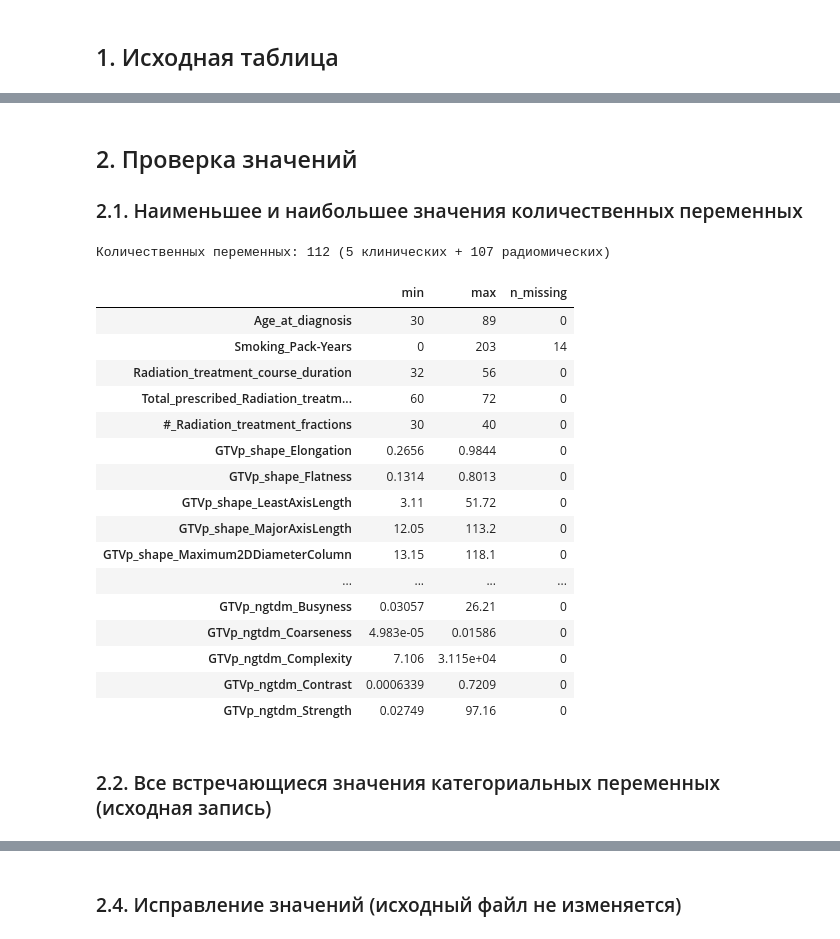
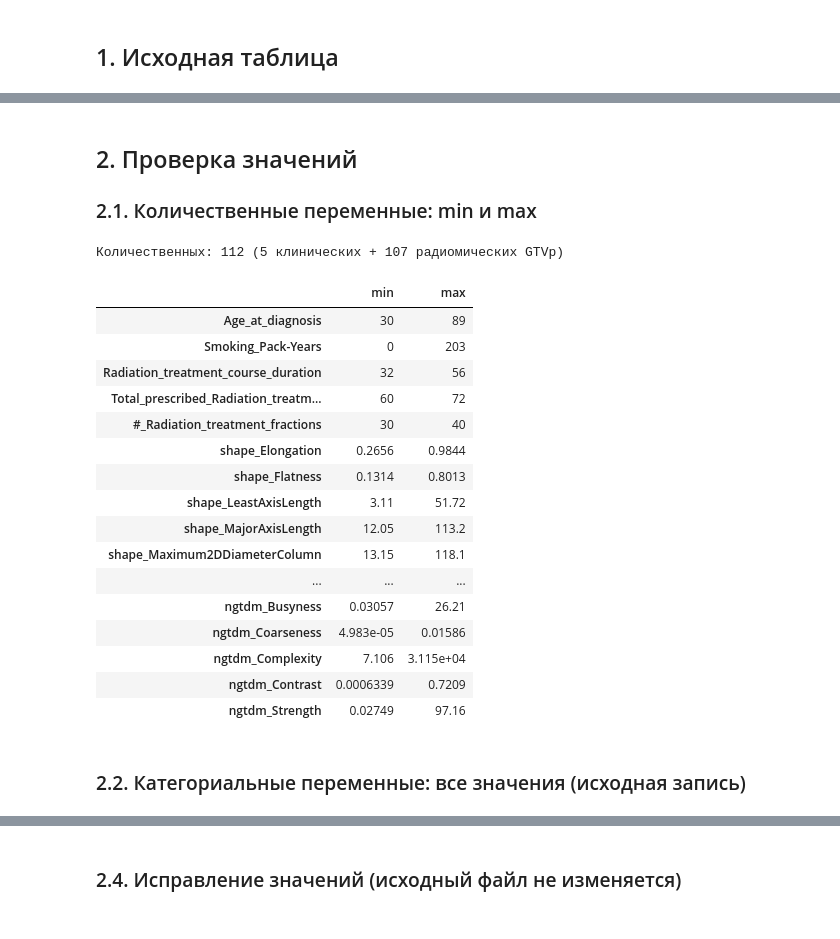
Before and after one commit to a1pha-dev/SS-Computationaloncology, a Jupyter notebook: w4/practice.ipynb, the cells around one changed output, grey strips where cells are left out. Saved outputs shown, nothing was run; the diff lists cells and outputs as text; code cells hidden in the pictures.

```diff
--- a/w4/practice.ipynb
+++ b/w4/practice.ipynb
@@ -9,17 +9,15 @@ from pathlib import Path
 import matplotlib.pyplot as plt
 import numpy as np
 import pandas as pd
+from IPython.display import display
 
-pd.set_option("display.max_columns", 40)
-pd.set_option("display.width", 200)
-pd.set_option("display.max_colwidth", 80)
-
-print(f"Python     {platform.python_version()}")
-print(f"NumPy      {np.__version__}")
-print(f"pandas     {pd.__version__}")
+pd.set_option("display.max_columns", 30)
+pd.set_option("display.max_colwidth", 120)
 
 SRC_CSV = Path("dataset.csv")            # сводная таблица недели 3 (клиника + радиомика GTVp), не изменяется
 OUT_CSV = Path("analytic_table.csv")
 MISSING_SHARE_MAX = 0.30                 # порог исключения переменной из-за пропусков
 CORR_THRESHOLD = 0.90                    # порог |rho Спирмена| для сокращения избыточности
+
+print(f"Python {platform.python_version()} | NumPy {np.__version__} | pandas {pd.__version__}")
 # %% [output]
@@ -61,36 +39,35 @@ KM_Overall_survival_censor                     int64
 # %% [markdown]
 ## 2. Проверка значений
-### 2.1. Наименьшее и наибольшее значения количественных переменных
+### 2.1. Количественные переменные: min и max
 # %%
 categorical = ["Fold", "Gender", "Race", "Tumor_side", "Tumor_subsite", "T_category", "N_category", "AJCC_Stage",
                "Pathological_grade", "Smoking_status_at_diagnosis", "Induction_Chemotherapy",
                "Concurrent_chemotherapy", TARGET_SRC, "KM_Overall_survival_censor"]
 quantitative = [c for c in src.columns if c not in categorical + [ID]]
 
-rng = pd.DataFrame({"min": src[quantitative].min(), "max": src[quantitative].max(),
-                    "n_missing": src[quantitative].isna().sum()})
-print(f"Количественных переменных: {len(quantitative)} "
-      f"({len(quantitative) - len(radiomic_cols)} клинических + {len(radiomic_cols)} радиомических)")
+rng = src[quantitative].agg(["min", "max"]).T
+rng.index = rng.index.str.removeprefix("GTVp_")
+print(f"Количественных: {len(quantitative)} ({len(quantitative) - len(radiomic_cols)} клинических + {len(radiomic_cols)} радиомических GTVp)")
 with pd.option_context("display.max_rows", 200, "display.float_format", "{:.4g}".format):
     display(rng)
 # %% [output]
-Количественных переменных: 112 (5 клинических + 107 радиомических)
+Количественных: 112 (5 клинических + 107 радиомических GTVp)
-|  | min | max | n_missing |
-| Age_at_diagnosis | 30 | 89 | 0 |
-| Smoking_Pack-Years | 0 | 203 | 14 |
-| Radiation_treatment_course_duration | 32 | 56 | 0 |
-| Total_prescribed_Radiation_treatm... | 60 | 72 | 0 |
-| #_Radiation_treatment_fractions | 30 | 40 | 0 |
-| GTVp_shape_Elongation | 0.2656 | 0.9844 | 0 |
-| GTVp_shape_Flatness | 0.1314 | 0.8013 | 0 |
-| GTVp_shape_LeastAxisLength | 3.11 | 51.72 | 0 |
-| GTVp_shape_MajorAxisLength | 12.05 | 113.2 | 0 |
-| GTVp_shape_Maximum2DDiameterColumn | 13.15 | 118.1 | 0 |
-| ... | ... | ... | ... |
-| GTVp_ngtdm_Busyness | 0.03057 | 26.21 | 0 |
-| GTVp_ngtdm_Coarseness | 4.983e-05 | 0.01586 | 0 |
-| GTVp_ngtdm_Complexity | 7.106 | 3.115e+04 | 0 |
-| GTVp_ngtdm_Contrast | 0.0006339 | 0.7209 | 0 |
-| GTVp_ngtdm_Strength | 0.02749 | 97.16 | 0 |
+|  | min | max |
+| Age_at_diagnosis | 30 | 89 |
+| Smoking_Pack-Years | 0 | 203 |
+| Radiation_treatment_course_duration | 32 | 56 |
+| Total_prescribed_Radiation_treatm... | 60 | 72 |
+| #_Radiation_treatment_fractions | 30 | 40 |
+| shape_Elongation | 0.2656 | 0.9844 |
+| shape_Flatness | 0.1314 | 0.8013 |
+| shape_LeastAxisLength | 3.11 | 51.72 |
+| shape_MajorAxisLength | 12.05 | 113.2 |
+| shape_Maximum2DDiameterColumn | 13.15 | 118.1 |
+| ... | ... | ... |
+| ngtdm_Busyness | 0.03057 | 26.21 |
+| ngtdm_Coarseness | 4.983e-05 | 0.01586 |
+| ngtdm_Complexity | 7.106 | 3.115e+04 |
+| ngtdm_Contrast | 0.0006339 | 0.7209 |
+| ngtdm_Strength | 0.02749 | 97.16 |
 # %% [markdown]
-### 2.2. Все встречающиеся значения категориальных переменных (исходная запись)
+### 2.2. Категориальные переменные: все значения (исходная запись)
```
Also changed, not shown: parts of 26 cells of this notebook, 5 other files.
